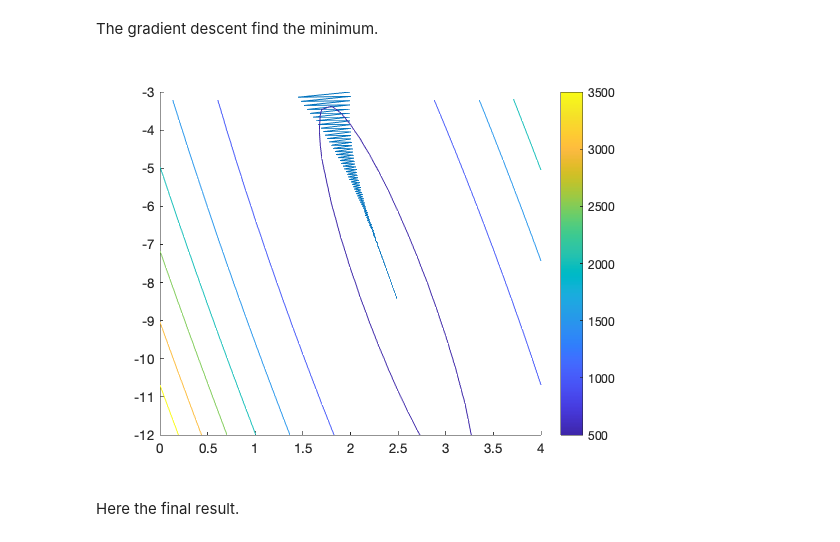
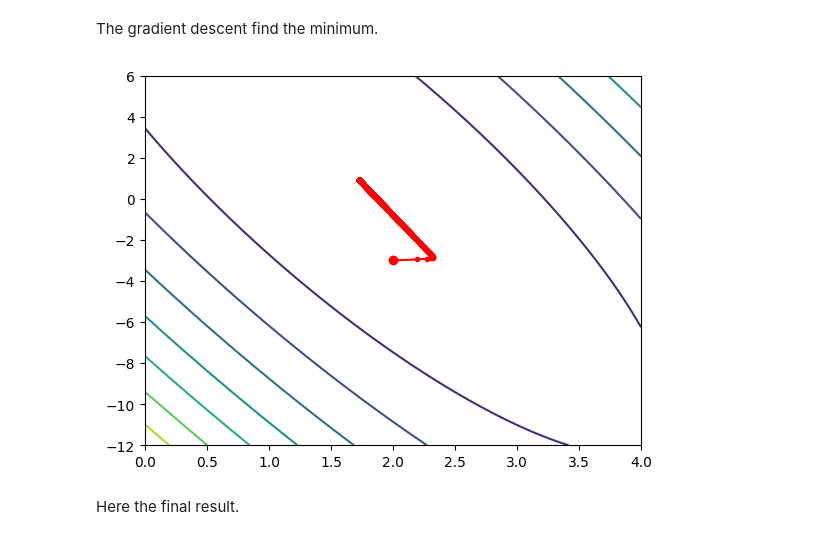
Before and after one commit to kallefrisk/Schoolwork, a Jupyter notebook: Python/DeepLearning/Regularization of linear regression with norms and constraints.ipynb, the cells around one changed output. Cells and saved outputs as stored; diff of their text form; code cells hidden in the pictures.

Commit message:
Fixed 2d gradient descent to take functions as input.

```diff
--- a/Python/DeepLearning/Regularization of linear regression with norms and constraints.ipynb
+++ b/Python/DeepLearning/Regularization of linear regression with norms and constraints.ipynb
@@ -20,18 +81,20 @@ from matplotlib import pyplot as plt
 # %%
-a_real = 2
-b_real = -3
+# np.random.seed(1)
 
-n = 10
-X = np.arange(1, 11, 1)
-Y = a_real * X + b_real + np.random.normal(0, 2, n)
-Y_real = a_real * X + b_real
+a0 = 2
+b0 = -3
 
+N = 10
+
+X = np.arange(0, 10, 1)
+Y = a0 * X + b0 + np.random.normal(0, 10, 10)
+
+A, B = grad_desc_rss2(100, a0, b0, X, Y, 0.001, rss2, grad_rss2, False)
 
 fig, ax = plt.subplots()
-ax.plot(X, Y, "rx", label="datapoints")
-ax.plot(X, Y_real, "b-", label="real function")
-ax.set_xlabel('X axis')
-ax.set_ylabel('Y axis')
-ax.legend()
+ax.plot(X, Y, "rx", label="Data")
+ax.plot(X, a0 * X + b0, "b-", label="Real Line")
+ax.plot(X, A[-1] * X + B[-1], "r-", label="Fitted Line")
+plt.legend()
 plt.show()
 # %% [output]
@@ -72,14 +139,14 @@ $$
 # %% [markdown]
 The gradient descent find the minimum.
 # %%
-ff = @(a,b)(grad_rss2(a,b,X,Y));
-K = 1000;
-learning_eps = 0.001;
-learning_eps = 0.0001;
-learning_eps = 0.0025;
-[as, bs] = grad_desc_rss2(K, a0, b0, learning_eps, f, ff, true);
-[as, bs].';
+K = 1000
+learning_eps = 0.001
+# learning_eps = 0.0001
+# learning_eps = 0.0025
+# learning_eps = 0.00255
+
+[a, b] = grad_desc_rss2(K, a0, b0, X, Y, learning_eps, rss2, grad_rss2, verbose=True)
 # %% [output]
-[figure, old version]
+[figure, new version]
 # %% [markdown]
 Here the final result.
```
Also changed, not shown: parts of 16 cells of this notebook.
